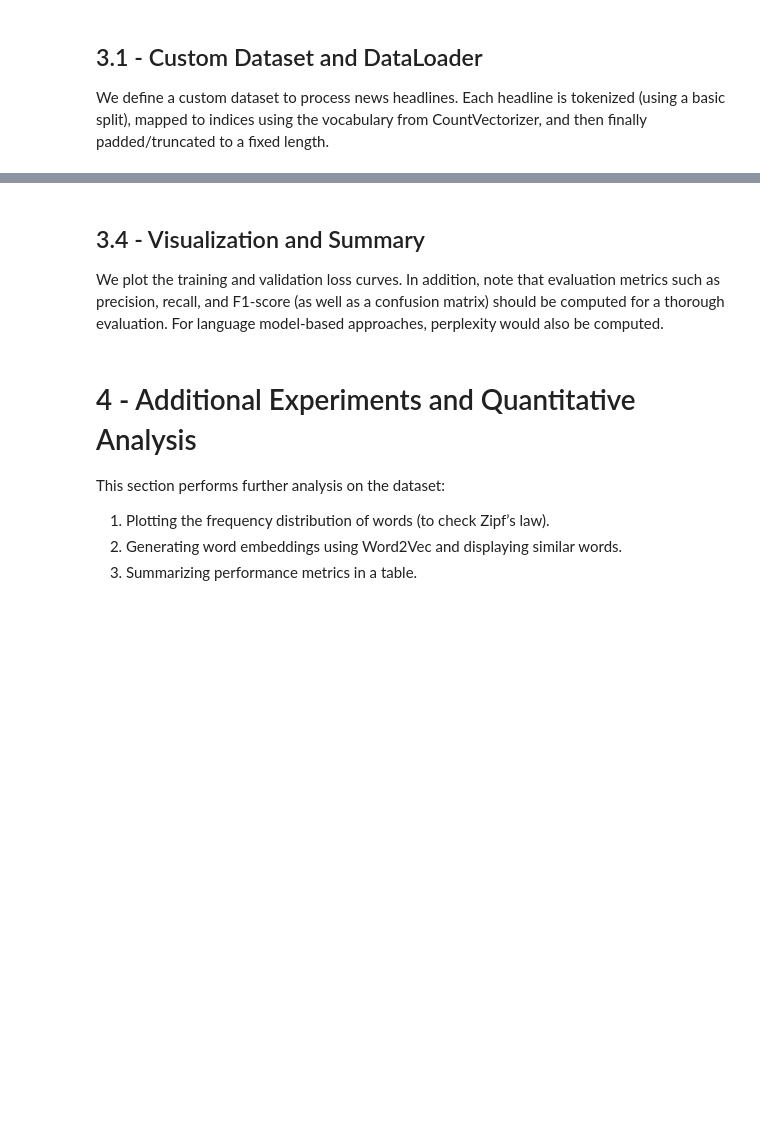
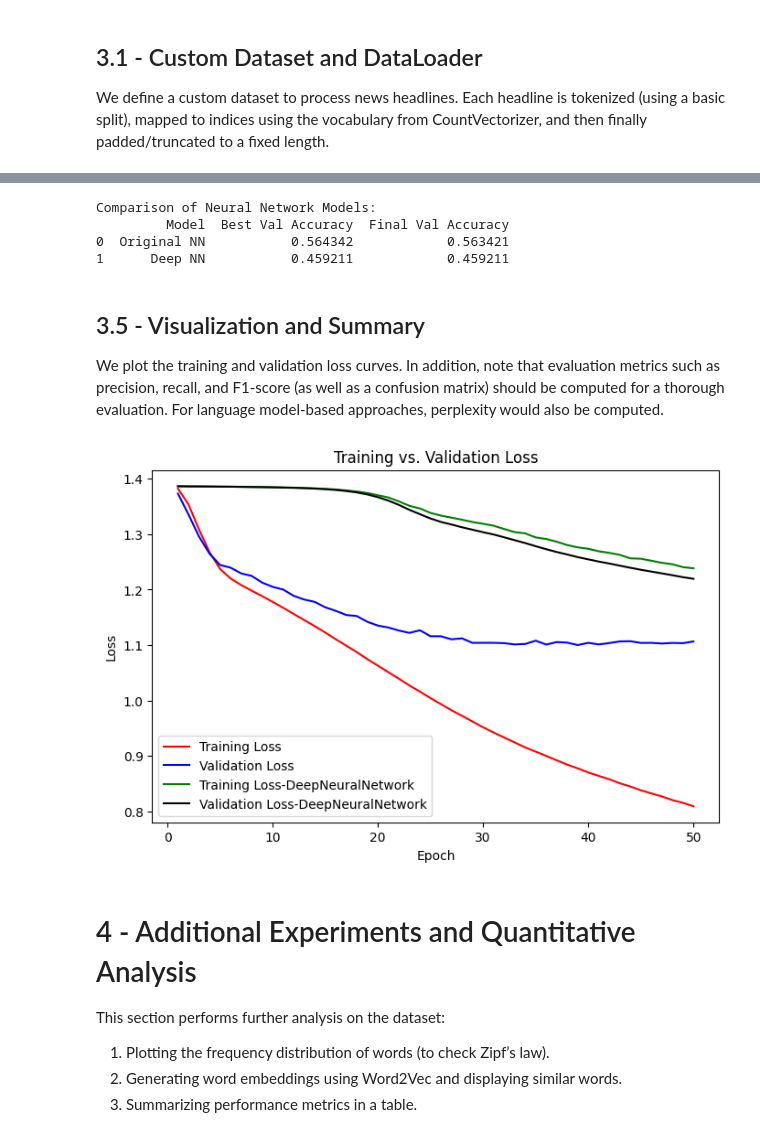
Before and after one commit to nitinnagarkar25/LLM-Project, a Jupyter notebook: LLM_Project.ipynb, the cells around one changed output, grey strips where cells are left out. Cells and saved outputs as stored; diff of their text form; code cells hidden in the pictures; blank space fills up the shorter version.

```diff
--- a/LLM_Project.ipynb
+++ b/LLM_Project.ipynb
@@ -451,20 +591,23 @@ for epoch in range(1, num_epochs + 1):
         epoch_loss += loss
 
     # 2. Compute average training loss for this epoch
-    avg_train_loss = epoch_loss / len(train_loader)
-    train_losses.append(avg_train_loss)
+    avg_train_loss_nn = epoch_loss / len(train_loader)
+    train_losses.append(avg_train_loss_nn)
 
     # 3. Evaluate on the test/validation set
-    val_loss, val_acc = evaluate(test_loader, model_nn)
-    val_losses.append(val_loss)
-    val_accuracies.append(val_acc)
+    val_loss_nn, val_acc_nn = evaluate(test_loader, model_nn)
+    val_losses.append(val_loss_nn)
+    val_accuracies.append(val_acc_nn)
 
     # 4. Print a single summary line for this epoch
     print(f"Epoch {epoch}: "
-          f"Train Loss = {avg_train_loss:.4f}, "
-          f"Val Loss = {val_loss:.4f}, "
-          f"Val Accuracy = {val_acc:.4f}")
+          f"Train Loss = {avg_train_loss_nn:.4f}, "
+          f"Val Loss = {val_loss_nn:.4f}, "
+          f"Val Accuracy = {val_acc_nn:.4f}")
+
+best_nn_acc = max(val_accuracies)
+final_nn_acc = val_accuracies[-1]
 
 print("\nNeural Network Training Completed.")
-print(f"Best Validation Accuracy: {max(val_accuracies):.4f}")
-print(f"Final Validation Accuracy: {val_accuracies[-1]:.4f}")
+print(f"Best Validation Accuracy: {best_nn_acc:.4f}")
+print(f"Final Validation Accuracy: {final_nn_acc:.4f}")
@@ -471,15 +703,37 @@ print(f"Final Validation Accuracy: {val_accuracies[-1]:.4f}")
+# %%
+import pandas as pd
+
+comparison_data = {
+    "Model": ["Original NN", "Deep NN"],
+    "Best Val Accuracy": [best_nn_acc, best_deep_acc],
+    "Final Val Accuracy": [final_nn_acc, final_deep_acc]
+}
+comparison_df = pd.DataFrame(comparison_data)
+print("Comparison of Neural Network Models:")
+print(comparison_df)
+# %% [output]
+Comparison of Neural Network Models:
+         Model  Best Val Accuracy  Final Val Accuracy
+0  Original NN           0.564342            0.563421
+1      Deep NN           0.459211            0.459211
 # %% [markdown]
-## 3.4 - Visualization and Summary
+## 3.5 - Visualization and Summary
 We plot the training and validation loss curves. In addition, note that evaluation metrics such as precision, recall, and F1-score (as well as a confusion matrix) should be computed for a thorough evaluation. For language model-based approaches, perplexity would also be computed.
 # %%
 plt.figure(figsize=(8, 5))
 plt.plot(range(1, num_epochs+1), train_losses, color="red", label="Training Loss")
 plt.plot(range(1, num_epochs+1), val_losses, color="blue", label="Validation Loss")
+
+plt.plot(range(1, num_epochs+1), deep_train_losses, color="green", label="Training Loss-DeepNeuralNetwork")
+plt.plot(range(1, num_epochs+1), deep_val_losses, color="black", label="Validation Loss-DeepNeuralNetwork")
+
 plt.xlabel("Epoch")
 plt.ylabel("Loss")
 plt.title("Training vs. Validation Loss")
 plt.legend()
 plt.show()
+# %% [output]
+[figure, added]
 # %% [markdown]
 # 4 - Additional Experiments and Quantitative Analysis
 This section performs further analysis on the dataset:
```
Also changed, not shown: parts of 42 cells of this notebook.
